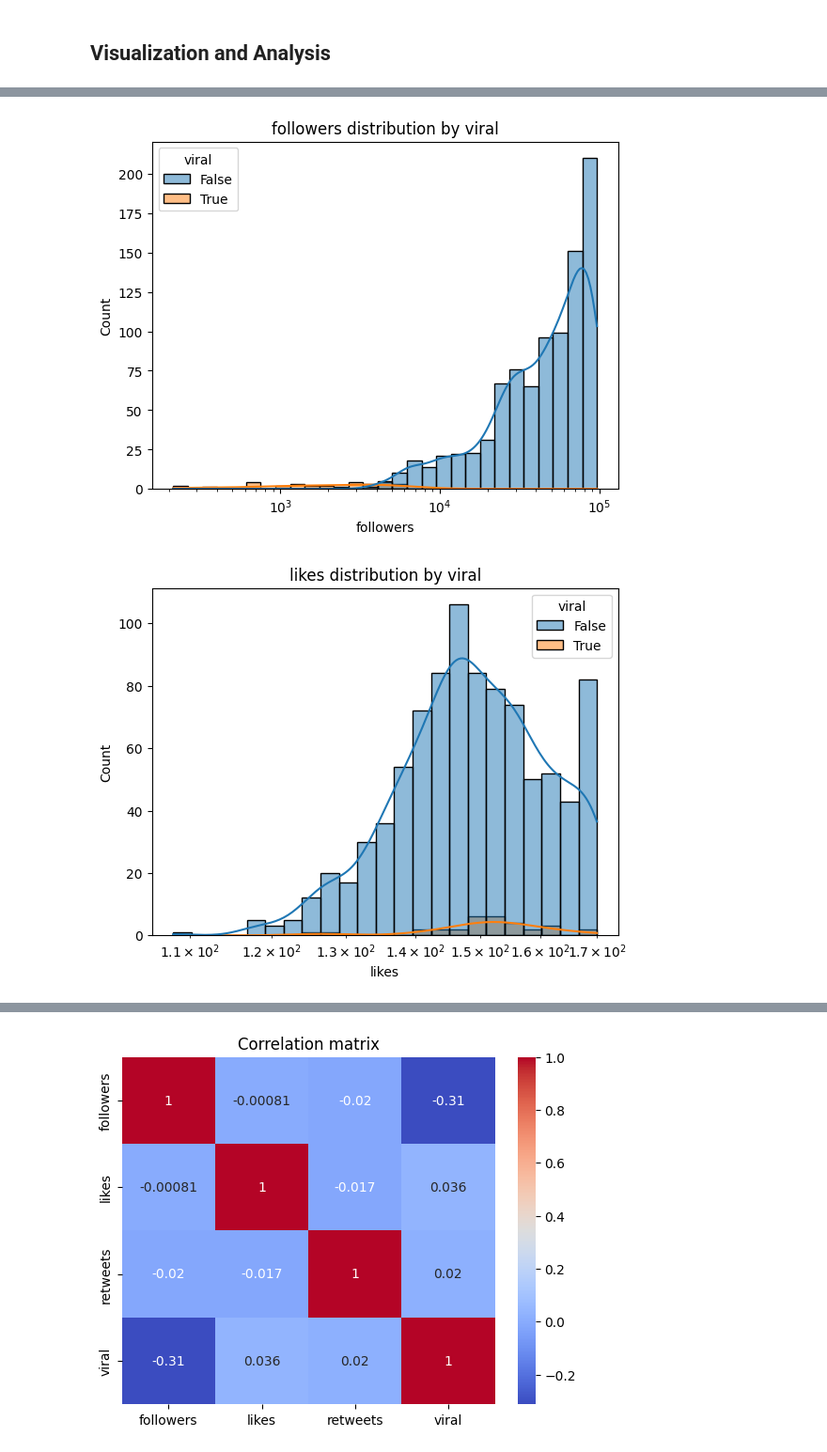
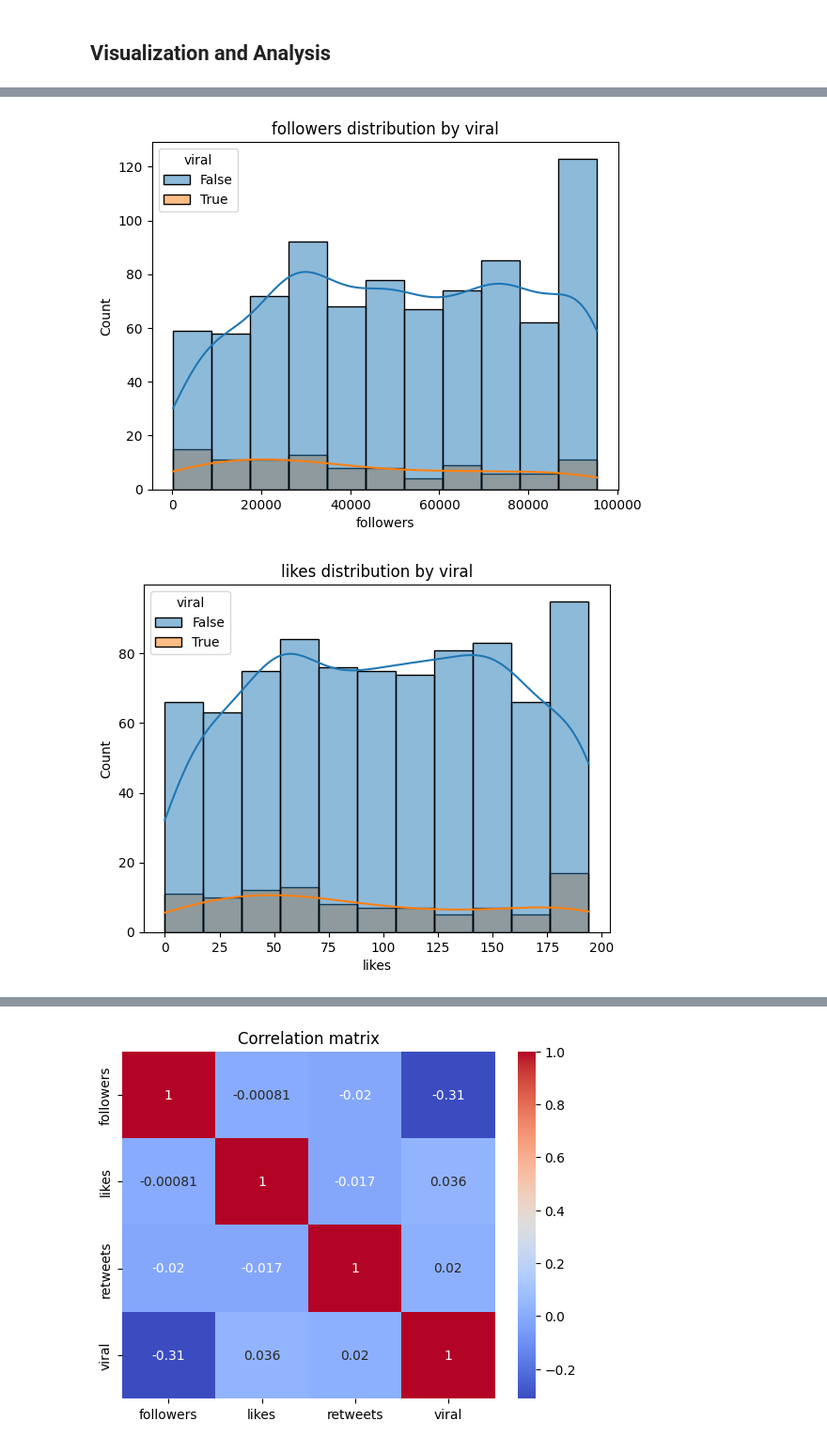
Before and after one commit to aaron-trinidad/social-media-analysis, a Jupyter notebook: notebooks/social-media-analysis.ipynb, the cells around one changed output, grey strips where cells are left out. Shown at 94% size. Saved outputs shown, nothing was run; the diff lists cells and outputs as text; code cells hidden in the pictures.

```diff
--- a/notebooks/social-media-analysis.ipynb
+++ b/notebooks/social-media-analysis.ipynb
@@ -150,7 +163,7 @@ plt.show()
 Remove the null values:
 # %%
 df_clean = df.copy()
-df_clean = df_clean.dropna(subset=['followers', 'sentiment']).reset_index(drop=True)
+df_clean = df_clean.dropna(subset=['category', 'sentiment']).reset_index(drop=True)
 
 print('\nRows before dropna:', df.shape)
 print('\nRows after dropna:', df_clean.shape)
@@ -209,6 +292,6 @@ numeric_cols = ['followers', 'likes', 'retweets']
 for col in numeric_cols:
     sns.boxplot(x='viral', y=col, data=df_clean)
     plt.title(f'{col} vs Viral')
-    plt.yscale('log')  # opcional si hay outliers muy grandes
+    # plt.yscale('log')  # opcional si hay outliers muy grandes
     plt.show()
 # %% [output]
@@ -218,8 +301,8 @@ for col in numeric_cols:
 # %%
 for col in numeric_cols:
-    sns.histplot(data=df_clean, x=col, hue='viral', kde=True, log_scale=True)
+    sns.histplot(data=df_clean, x=col, hue='viral', kde=True)
     plt.title(f'{col} distribution by viral')
     plt.show()
 # %% [output]
-[figure, old version]
+[figure, new version]
-[figure, old version]
+[figure, new version]
```
Also changed, not shown: parts of 22 cells of this notebook, 1 other file.
